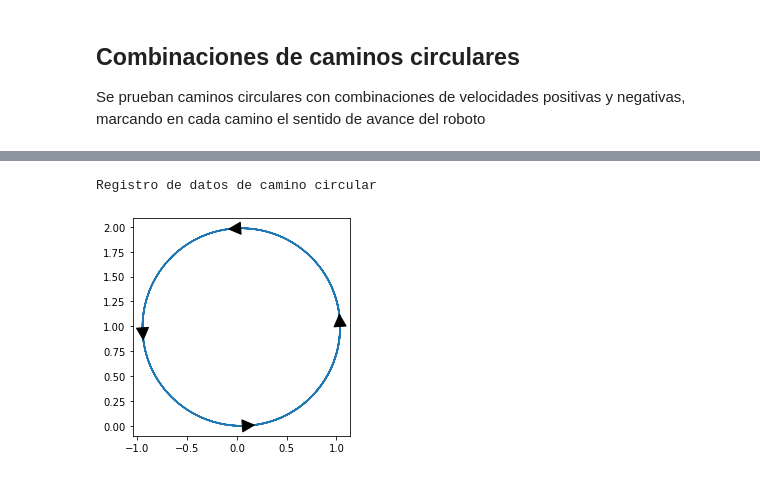
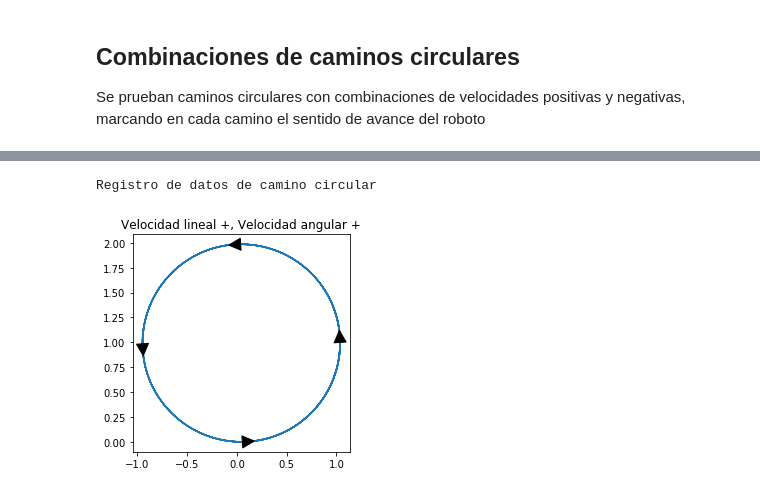
Before and after one commit to matias-dogliani/robotic_repo, a Jupyter notebook: Tp1/Tp1.ipynb, the cells around one changed output, grey strips where cells are left out. Drawn from its saved outputs; the diff is of its cells as text; code cells hidden in the pictures.

```diff
--- a/Tp1/Tp1.ipynb
+++ b/Tp1/Tp1.ipynb
@@ -322,6 +331,7 @@ PuntosY = [y for y in data[2] if y != 0]
 ax1 = plt.gca()
 ax1.set_aspect('equal')
 plt.plot(PuntosX,PuntosY)
+plt.title("Velocidad lineal +, Velocidad angular +")
 
 
 #Calculo los 4 puntos de coseno y seno maximo
@@ -346,31 +356,31 @@ cambio=0
 for i in range(len(PuntosX)):
     if (i%100 == 0):  #Cada 70 puntos
         xyA =  (PuntosX[i],PuntosY[i])
         xyB = (PuntosX[i+50],PuntosY[i+50])
         coordsA = "data"
         coordsB = "data"
         con = ConnectionPatch(xyA, xyB, coordsA, coordsB,
                       arrowstyle="-|>", shrinkA=10, shrinkB=10,
                       mutation_scale=30, fc="w")
         ax1.add_artist(con)
     if PuntosX[i] < 0 and PuntosX[i-1] > 0:
         cambio += 1
     if cambio >= 2:
         print("entro")
         break
 """
 """
 xyS = (0,0)
 for i in range(len(PuntosX)):
     if (i%100 == 0):
         plt.annotate('', xy=(PuntosX[i], PuntosY[i]),
             xytext=xyS,arrowprops=dict(facecolor='black', shrink=0.05),
             horizontalalignment='right', verticalalignment='top')
         xyS=(PuntosX[i+30], PuntosY[i+30])
 
 """
 
 plt.savefig('./direccion_camino_circular_1.png')
 # %% [output]
 Registro de datos de camino circular
-[figure, old version]
+[figure, new version]
```
Also changed, not shown: parts of 8 cells of this notebook, 8 other files.
